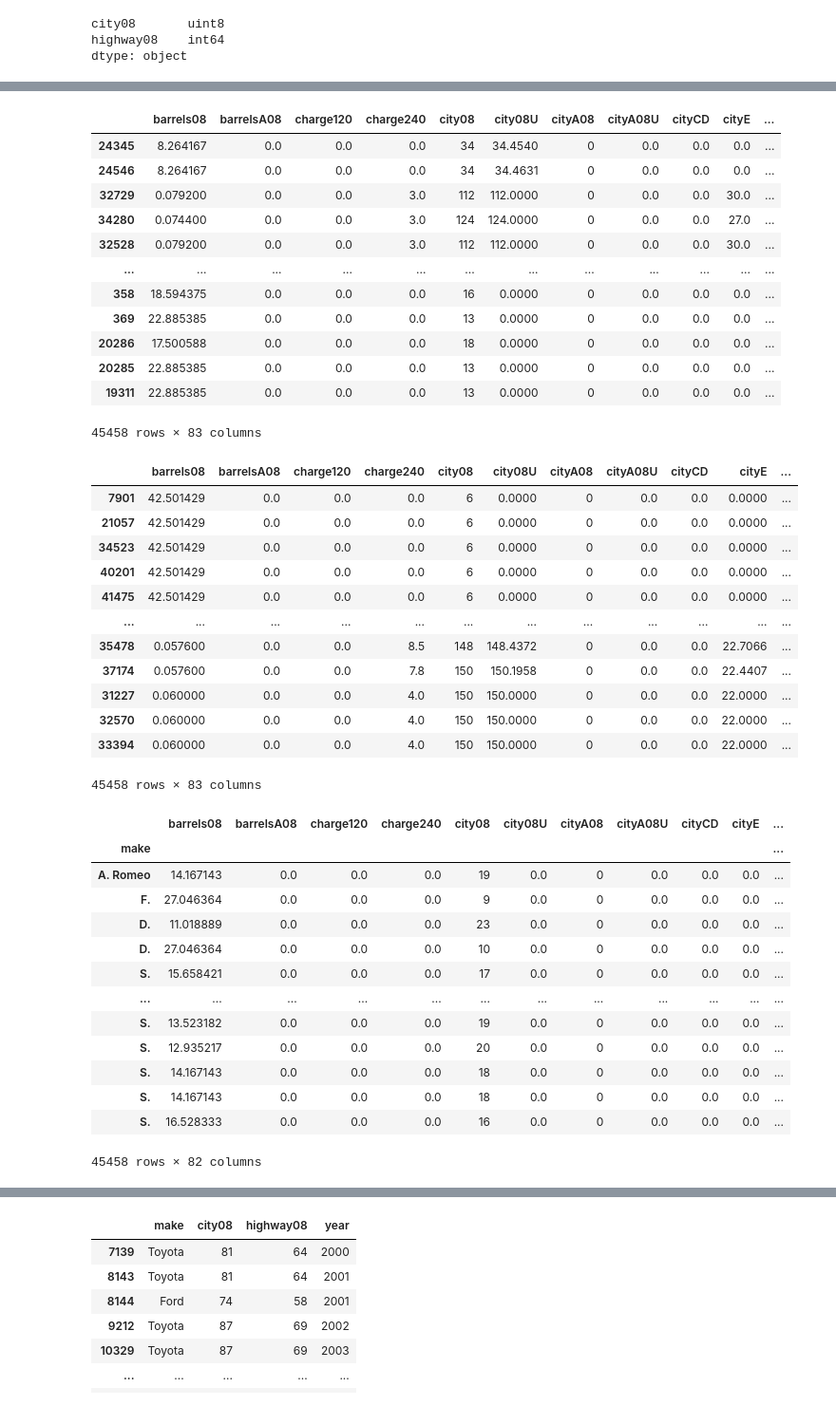
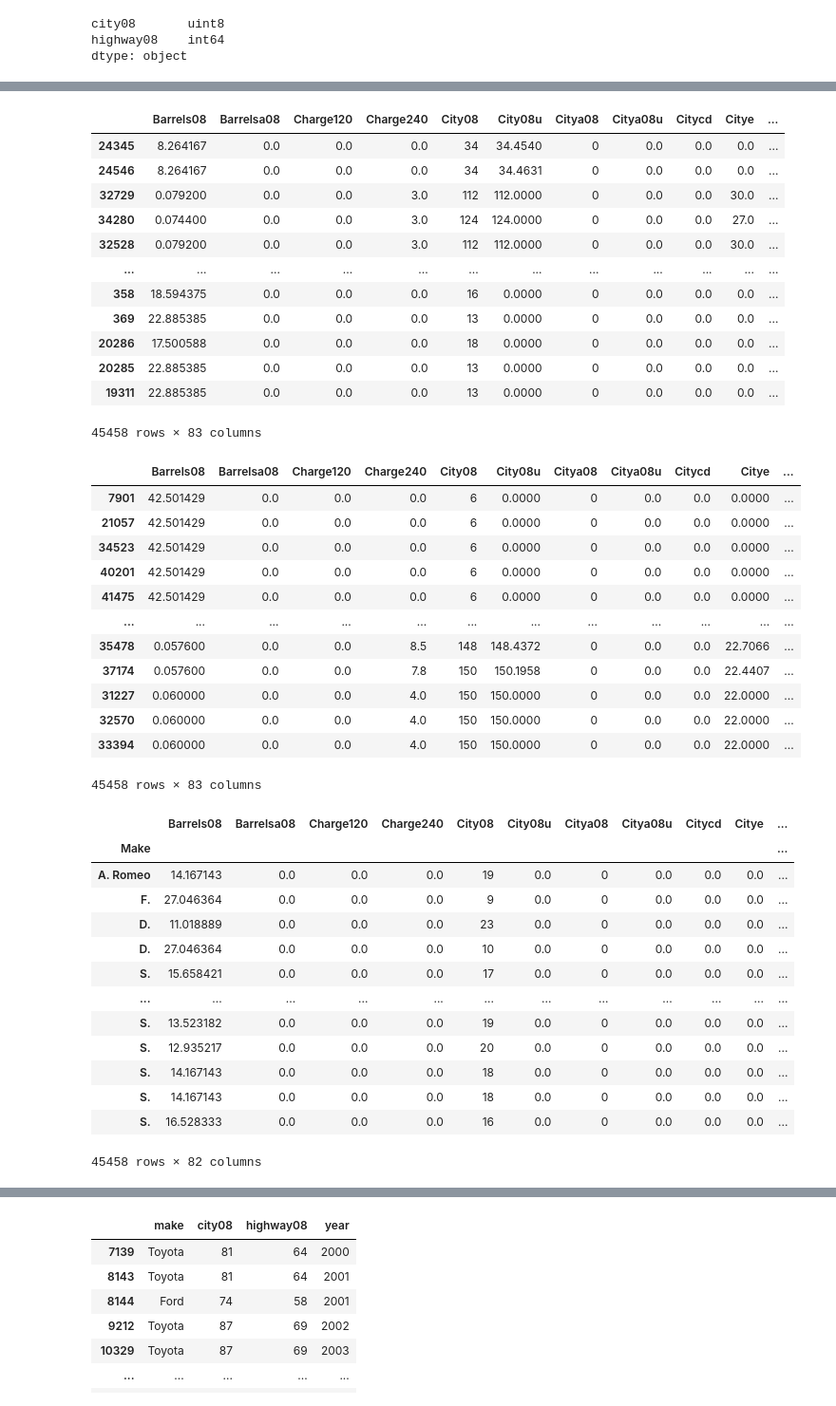
Before and after one commit to Ahmed-ui94/web_programming, a Jupyter notebook: pandas1/pandas.ipynb, the cells around one changed output, grey strips where cells are left out. Shown: that part at 95% size. Saved outputs shown, nothing was run; the diff lists cells and outputs as text; code cells hidden in the pictures.

```diff
--- a/pandas1/pandas.ipynb
+++ b/pandas1/pandas.ipynb
@@ -2442,5 +2446,5 @@ key=lambda name_ser: name_ser.str.split()
 | 34281 | 0.079200 | 0.0 | 0.0 | 3.0 | 112 | 112.0000 | 0 | 0.0 | 0.0 | 30.0 | ... |
 45458 rows × 83 columns
 # %%
-df2.set_index('make').sort_index()
+df2.set_index('Make').sort_index()
 # %% [output]
@@ -2465,8 +2469,8 @@ df2.loc['AM General': 'smart']
 0 rows × 83 columns
 # %%
-df2.sort_values(by='make',ascending=False)
+df2.sort_values(by='Make',ascending=False)
 # %% [output]
-|  | barrels08 | barrelsA08 | charge120 | charge240 | city08 | city08U | cityA08 | cityA08U | cityCD | cityE | ... |
+|  | Barrels08 | Barrelsa08 | Charge120 | Charge240 | City08 | City08u | Citya08 | Citya08u | Citycd | Citye | ... |
 | 24345 | 8.264167 | 0.0 | 0.0 | 0.0 | 34 | 34.4540 | 0 | 0.0 | 0.0 | 0.0 | ... |
 | 24546 | 8.264167 | 0.0 | 0.0 | 0.0 | 34 | 34.4631 | 0 | 0.0 | 0.0 | 0.0 | ... |
 | 32729 | 0.079200 | 0.0 | 0.0 | 3.0 | 112 | 112.0000 | 0 | 0.0 | 0.0 | 30.0 | ... |
@@ -2480,9 +2484,9 @@ df2.sort_values(by='make',ascending=False)
 | 19311 | 22.885385 | 0.0 | 0.0 | 0.0 | 13 | 0.0000 | 0 | 0.0 | 0.0 | 0.0 | ... |
 45458 rows × 83 columns
 # %%
-df2.sort_values(by=['city08', "highway08"], ascending=[True, False])
+df2.sort_values(by=['City08', "Highway08"], ascending=[True, False])
 # %% [output]
-|  | barrels08 | barrelsA08 | charge120 | charge240 | city08 | city08U | cityA08 | cityA08U | cityCD | cityE | ... |
+|  | Barrels08 | Barrelsa08 | Charge120 | Charge240 | City08 | City08u | Citya08 | Citya08u | Citycd | Citye | ... |
 | 7901 | 42.501429 | 0.0 | 0.0 | 0.0 | 6 | 0.0000 | 0 | 0.0 | 0.0 | 0.0000 | ... |
 | 21057 | 42.501429 | 0.0 | 0.0 | 0.0 | 6 | 0.0000 | 0 | 0.0 | 0.0 | 0.0000 | ... |
 | 34523 | 42.501429 | 0.0 | 0.0 | 0.0 | 6 | 0.0000 | 0 | 0.0 | 0.0 | 0.0000 | ... |
@@ -2498,13 +2502,13 @@ df2.sort_values(by=['city08', "highway08"], ascending=[True, False])
 # %%
 def name_to_initial(val):
     names = val.split()
     return ' '.join([f'{names[0][0]}.', *names[1:]])
 
-(df2.set_index('make')
+(df2.set_index('Make')
 .rename(name_to_initial))
 # %% [output]
-|  | barrels08 | barrelsA08 | charge120 | charge240 | city08 | city08U | cityA08 | cityA08U | cityCD | cityE | ... |
-| make |  |  |  |  |  |  |  |  |  |  | ... |
+|  | Barrels08 | Barrelsa08 | Charge120 | Charge240 | City08 | City08u | Citya08 | Citya08u | Citycd | Citye | ... |
+| Make |  |  |  |  |  |  |  |  |  |  | ... |
 | A. Romeo | 14.167143 | 0.0 | 0.0 | 0.0 | 19 | 0.0 | 0 | 0.0 | 0.0 | 0.0 | ... |
 | F. | 27.046364 | 0.0 | 0.0 | 0.0 | 9 | 0.0 | 0 | 0.0 | 0.0 | 0.0 | ... |
 | D. | 11.018889 | 0.0 | 0.0 | 0.0 | 23 | 0.0 | 0 | 0.0 | 0.0 | 0.0 | ... |
```
Also changed, not shown: parts of 44 cells of this notebook, 3 other files.
